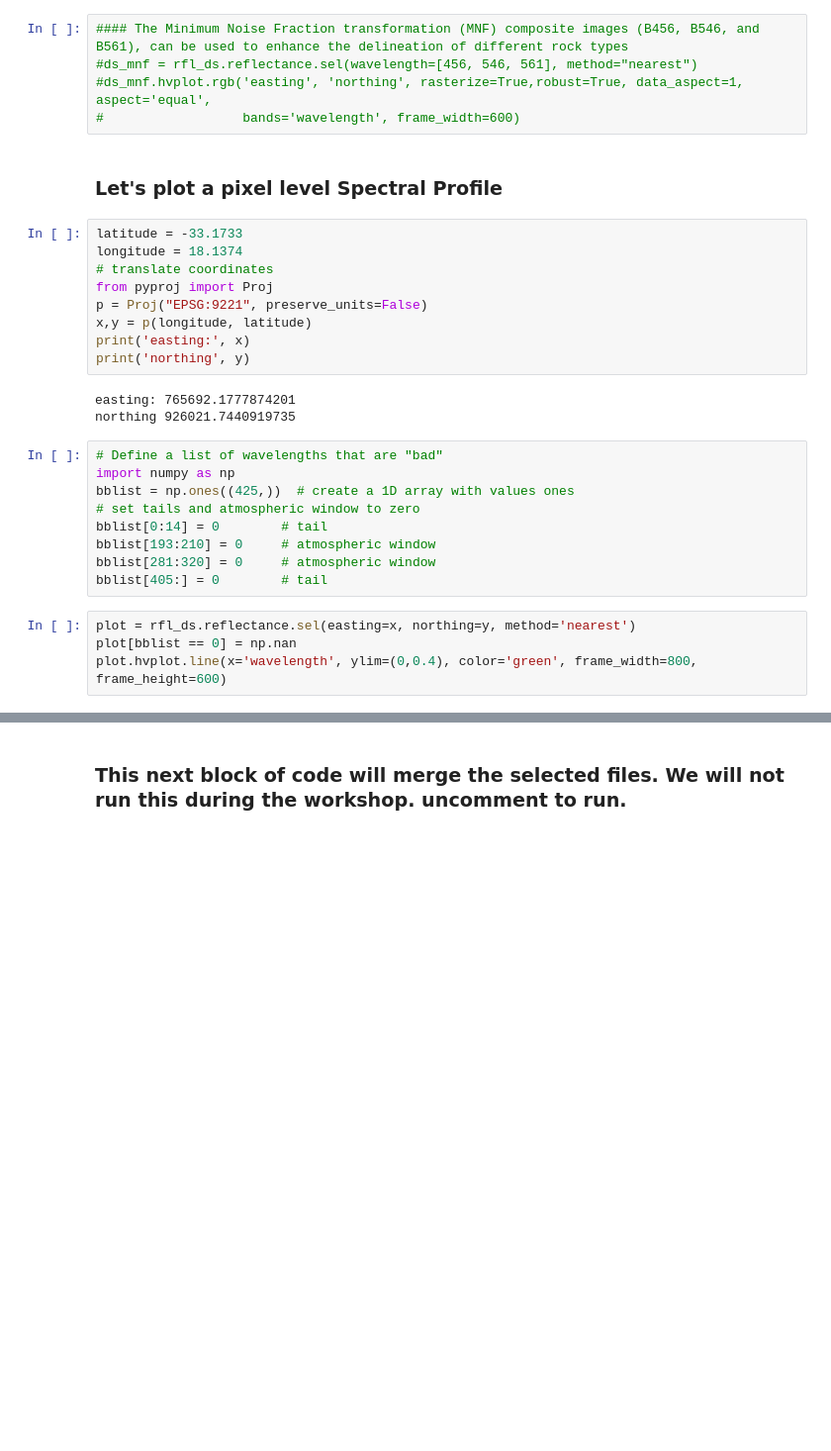
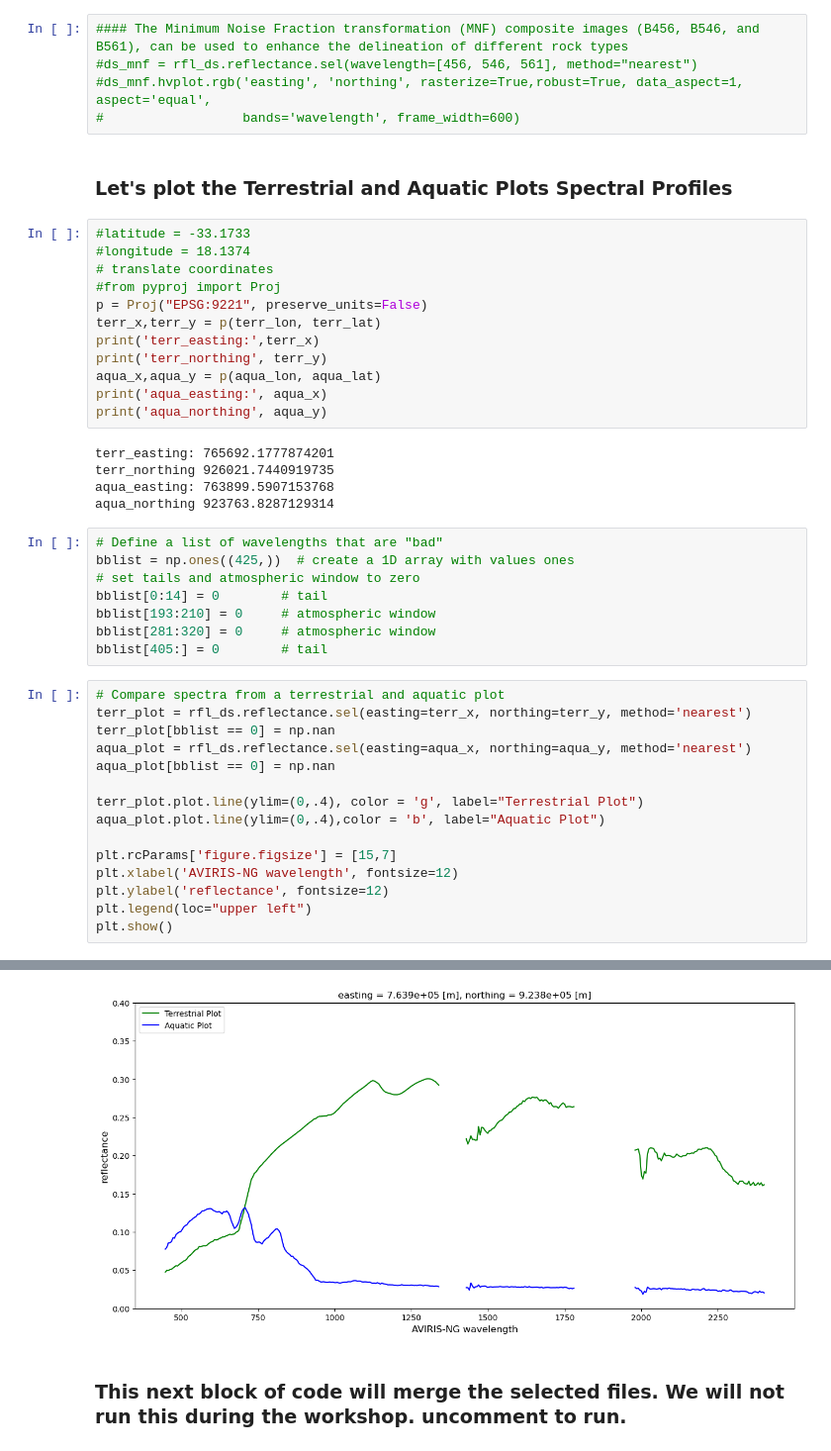
Before and after one commit to ornldaac/airborne, a Jupyter notebook: events/2025-SBG/notebooks/AVIRIS-NG_L3_BioSCape.ipynb, the cells around one changed output, grey strips where cells are left out. Shown at 99% size. Saved outputs shown, nothing was run; the diff lists cells and outputs as text; blank space fills up the shorter version.

Commit message:
updated draft of AVIRIS-NG BioSCape L3 Notebook

```diff
--- a/events/2025-SBG/notebooks/AVIRIS-NG_L3_BioSCape.ipynb
+++ b/events/2025-SBG/notebooks/AVIRIS-NG_L3_BioSCape.ipynb
@@ -607,22 +649,26 @@ ds_rgb.hvplot.rgb('easting', 'northing', rasterize=True,robust=True, data_aspect
 #ds_mnf.hvplot.rgb('easting', 'northing', rasterize=True,robust=True, data_aspect=1, aspect='equal',
 #                  bands='wavelength', frame_width=600)
 # %% [markdown]
-### Let's plot a pixel level Spectral Profile
+### Let's plot the Terrestrial and Aquatic Plots Spectral Profiles
-# %%
-latitude = -33.1733
-longitude = 18.1374
-# translate coordinates
-from pyproj import Proj
-p = Proj("EPSG:9221", preserve_units=False)
-x,y = p(longitude, latitude)
-print('easting:', x)
-print('northing', y)
-# %% [output]
-easting: 765692.1777874201
-northing 926021.7440919735
+# %%
+#latitude = -33.1733
+#longitude = 18.1374
+# translate coordinates
+#from pyproj import Proj
+p = Proj("EPSG:9221", preserve_units=False)
+terr_x,terr_y = p(terr_lon, terr_lat)
+print('terr_easting:',terr_x)
+print('terr_northing', terr_y)
+aqua_x,aqua_y = p(aqua_lon, aqua_lat)
+print('aqua_easting:', aqua_x)
+print('aqua_northing', aqua_y)
+# %% [output]
+terr_easting: 765692.1777874201
+terr_northing 926021.7440919735
+aqua_easting: 763899.5907153768
+aqua_northing 923763.8287129314
 # %%
 # Define a list of wavelengths that are "bad"
-import numpy as np
 bblist = np.ones((425,))  # create a 1D array with values ones
 # set tails and atmospheric window to zero
 bblist[0:14] = 0        # tail
@@ -630,7 +676,18 @@ bblist[193:210] = 0     # atmospheric window
 bblist[281:320] = 0     # atmospheric window
 bblist[405:] = 0        # tail
 # %%
-plot = rfl_ds.reflectance.sel(easting=x, northing=y, method='nearest')
-plot[bblist == 0] = np.nan
-plot.hvplot.line(x='wavelength', ylim=(0,0.4), color='green', frame_width=800, frame_height=600)
+# Compare spectra from a terrestrial and aquatic plot
+terr_plot = rfl_ds.reflectance.sel(easting=terr_x, northing=terr_y, method='nearest')
+terr_plot[bblist == 0] = np.nan
+aqua_plot = rfl_ds.reflectance.sel(easting=aqua_x, northing=aqua_y, method='nearest')
+aqua_plot[bblist == 0] = np.nan
+
+terr_plot.plot.line(ylim=(0,.4), color = 'g', label="Terrestrial Plot")
+aqua_plot.plot.line(ylim=(0,.4),color = 'b', label="Aquatic Plot")
+
+plt.rcParams['figure.figsize'] = [15,7]
+plt.xlabel('AVIRIS-NG wavelength', fontsize=12)
+plt.ylabel('reflectance', fontsize=12)
+plt.legend(loc="upper left")
+plt.show()
 # %% [output]
@@ -638,3 +694,4 @@ plot.hvplot.line(x='wavelength', ylim=(0,0.4), color='green', frame_width=800, f
+[figure, added]
 # %% [markdown]
 ### This next block of code will merge the selected files.  We will not run this during the workshop.  uncomment to run.
 # %%
```
Also changed, not shown: parts of 17 cells of this notebook.
